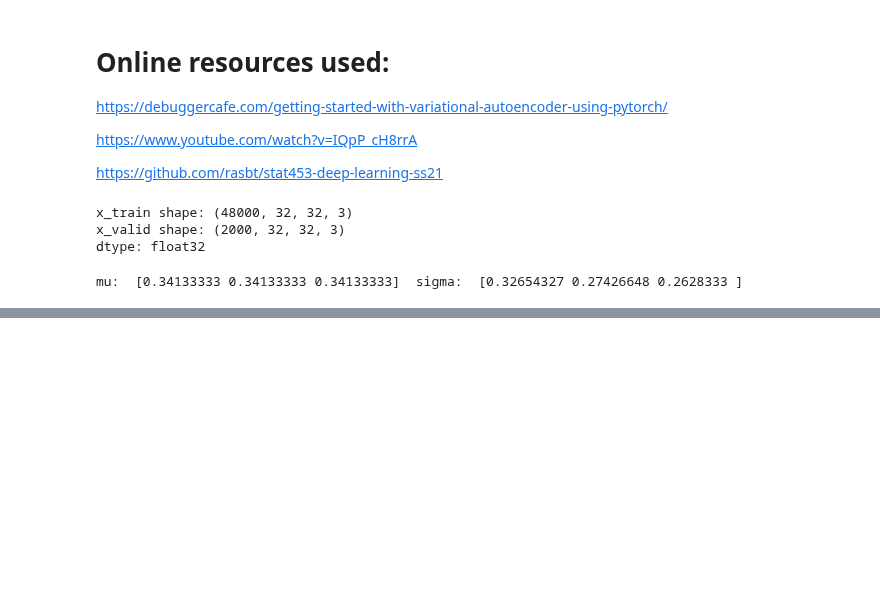
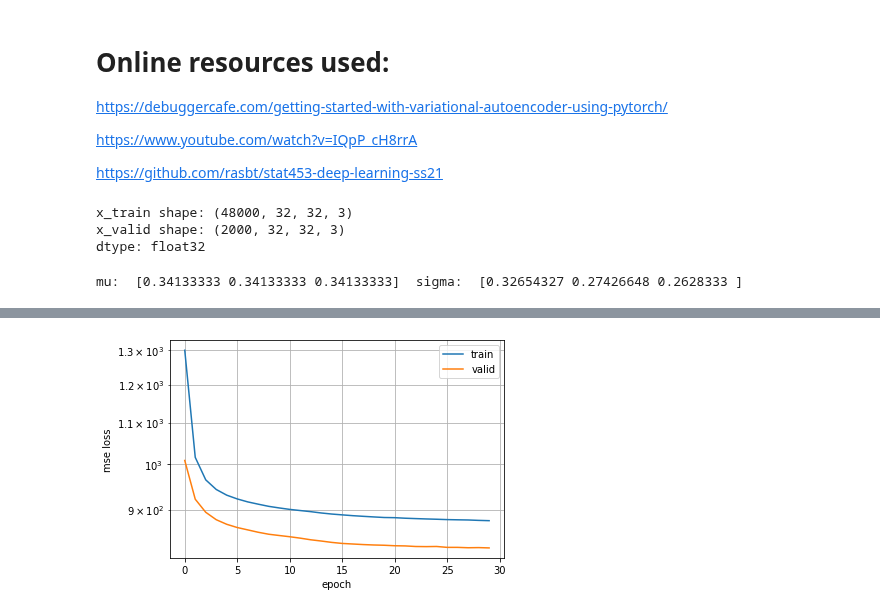
Before and after one commit to dscho15/deep-learning-course, a Jupyter notebook: Lecture8.ipynb, the cells around one changed output, grey strips where cells are left out. Drawn from its saved outputs; the diff is of its cells as text; code cells hidden in the pictures; blank space fills up the shorter version.

```diff
--- a/Lecture8.ipynb
+++ b/Lecture8.ipynb
@@ -213,9 +213,9 @@ opt = torch.optim.Adam(model.parameters(), lr=1e-4)
 
 train_losses = []
 valid_losses = []
-beta = 0.1
+beta = 0.5
 
-for epoch in tqdm(range(50)):
+for epoch in tqdm(range(30)):
 
     model.train()
     losses, kld_losses = [], []
@@ -309,3 +311,4 @@ epoch: 14, mse loss (train/valid): 1548.8377/1446.0199, kld_loss (train): 52.221
+[figure, added]
 # %%
 def plot_imgs(idx):
   # Real
```
Also changed, not shown: parts of 3 cells of this notebook.
